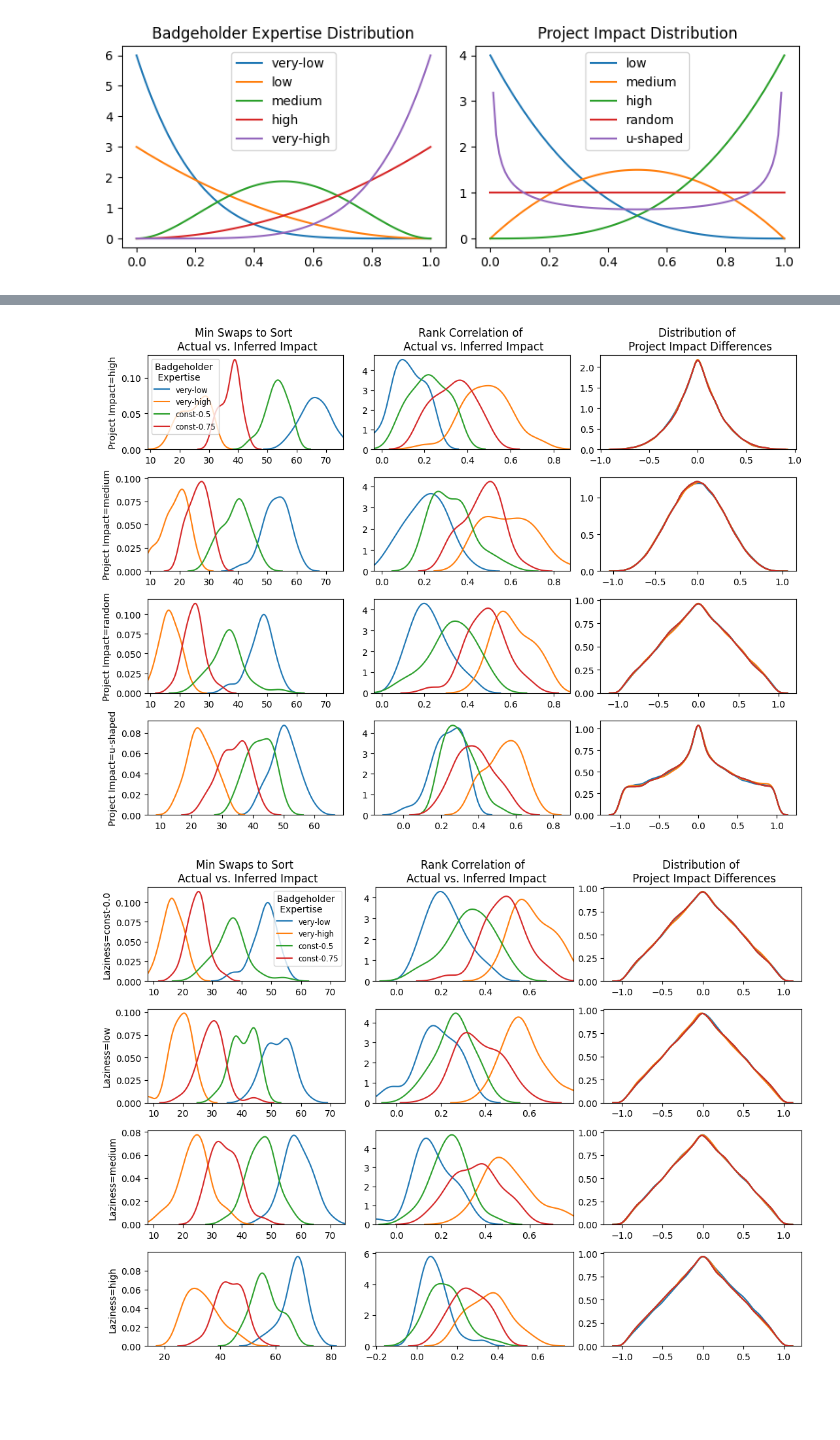
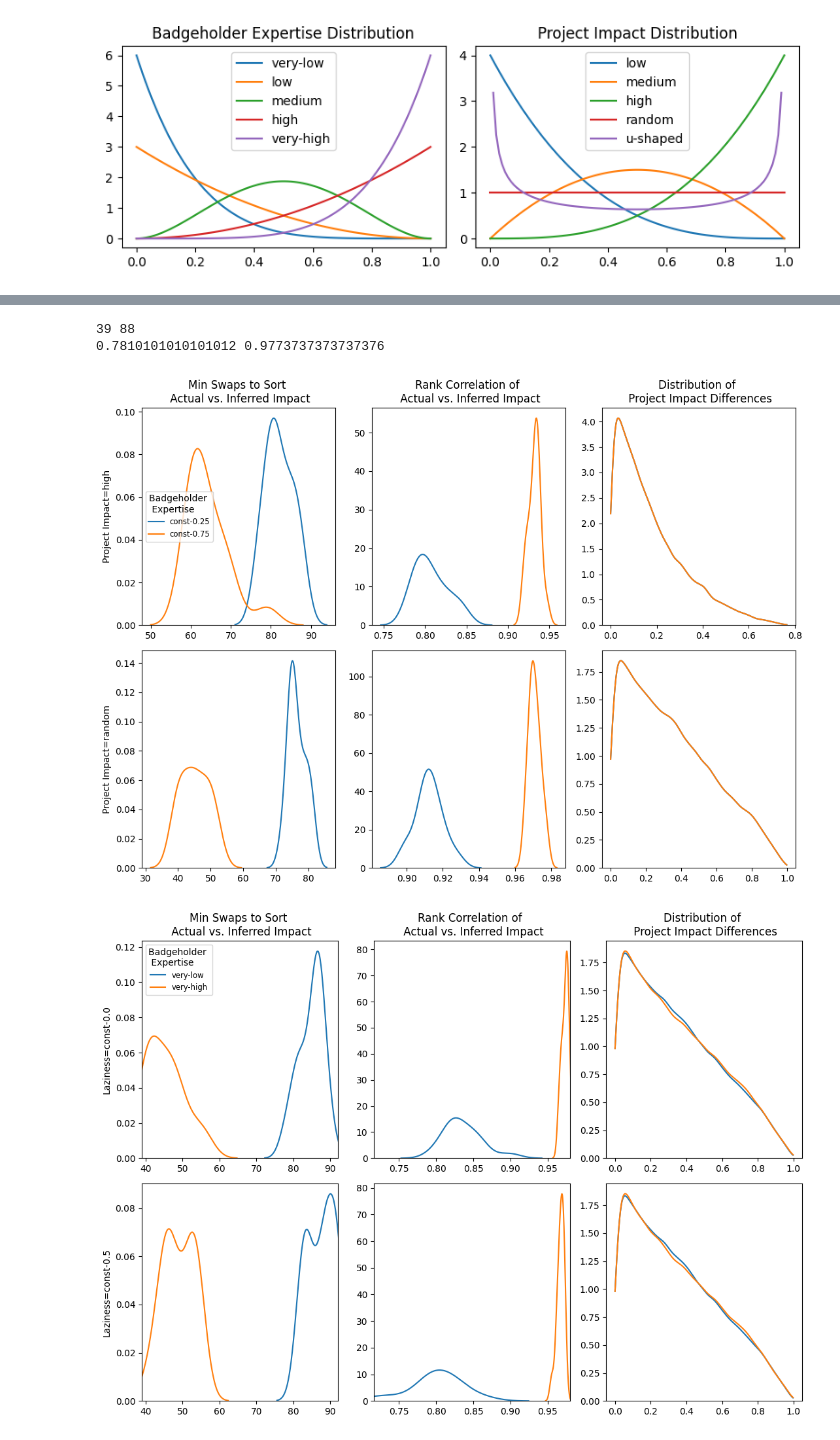
Before and after one commit to CELtd/voting_mechanism_design, a Jupyter notebook: notebooks/skewed_pairwise_mc.ipynb, the cells around one changed output, grey strips where cells are left out. Drawn from its saved outputs; the diff is of its cells as text; code cells hidden in the pictures; blank space fills up the shorter version.

```diff
--- a/notebooks/skewed_pairwise_mc.ipynb
+++ b/notebooks/skewed_pairwise_mc.ipynb
@@ -211,7 +216,7 @@ def run_single_simulation(
     for ix1, ix2 in voting_view_ix:
         p1 = project_population.get_project(ix1)
         p2 = project_population.get_project(ix2)
-        impact_diff_vec.append(p1.true_impact - p2.true_impact)
+        impact_diff_vec.append(np.abs(p1.true_impact - p2.true_impact))
 
     # make a matrix of all the pairwise voting possibilities
     all_votes = simulation_obj.badgeholder_population.get_all_votes()
@@ -257,7 +262,8 @@ def run_single_simulation(
     # print('Inferred Project Ranking by impact:', project_ix_worst_to_best_inferred)
 
     min_swaps = min_swaps_to_sort(project_ix_worst_to_best_actual, project_ix_worst_to_best_inferred)
-    tau = stats.kendalltau(project_ix_worst_to_best_actual, project_ix_worst_to_best_inferred).correlation
+    # tau = stats.kendalltau(project_ix_worst_to_best_actual, project_ix_worst_to_best_inferred).correlation
+    tau = stats.kendalltau(actual_project_impacts, params).correlation
 
     return min_swaps, tau, impact_diff_vec
 
@@ -297,10 +303,12 @@ def run_n_simulations(
 
     return min_swaps_list, ktau_list, impact_diff_vec
 # %%
-num_mc = 32
+num_mc = 16
 base_sim_cfg = {'n_badgeholders': 30, 'n_projects': 100}
-project_impact_distributions = ['high', 'medium', 'random', 'u-shaped']
-badgeholder_expertise_distributions = ['very-low', 'very-high', 'const-0.5', 'const-0.75']
+# project_impact_distributions = ['high', 'medium', 'random', 'u-shaped']
+project_impact_distributions = ['high', 'random']
+# badgeholder_expertise_distributions = ['very-low', 'very-high', 'const-0.5', 'const-0.75']
+badgeholder_expertise_distributions = ['low', 'high']
 
 results_dict = {}
 for project_impact_distribution in project_impact_distributions:
@@ -320,7 +328,7 @@ for project_impact_distribution in project_impact_distributions:
         }
     results_dict[project_impact_distribution] = inner_dict
 # %%
-fig, ax = plt.subplots(4, 3, figsize=(11, 8))
+fig, ax = plt.subplots(2, 3, figsize=(11, 8))
 
 min_swaps, max_swaps = np.inf, -np.inf
 min_ktau, max_ktau = np.inf, -np.inf
@@ -342,7 +350,7 @@ for ii, project_impact_distribution in enumerate(project_impact_distributions):
 
         sns.kdeplot(min_swaps_vec, ax=ax[ii, 0], label=l)
         sns.kdeplot(ktau_vec, ax=ax[ii, 1])
-        sns.kdeplot(impact_diff_vec.flatten(), ax=ax[ii, 2])
+        sns.kdeplot(impact_diff_vec.flatten(), ax=ax[ii, 2], cut=0)
 
         ax[ii, 0].set_ylabel(f'Project Impact={project_impact_distribution}')
         ax[ii, 1].set_ylabel(None)
@@ -354,19 +362,24 @@ for ii, project_impact_distribution in enumerate(project_impact_distributions):
             ax[ii, 1].set_title('Rank Correlation of \n Actual vs. Inferred Impact')
             ax[ii, 2].set_title('Distribution of \n Project Impact Differences')
 
-for ii in range(3):
-    ax[ii, 0].set_xlim([min_swaps, max_swaps])
-    ax[ii, 1].set_xlim([min_ktau, max_ktau])
+print(min_swaps, max_swaps)
+print(min_ktau, max_ktau)
+# for ii in range(2):
+#     ax[ii, 0].set_xlim([30, 80])
+#     ax[ii, 1].set_xlim([-0.3, 0.7])
 plt.tight_layout()
 # %% [output]
+39 88
+0.7810101010101012 0.9773737373737376
-[figure, old version]
+[figure, new version]
 # %%
 ## assess the impact of laziness on the voting results
-num_mc = 32
+num_mc = 16
 base_sim_cfg = {'n_badgeholders': 30, 'n_projects': 100}
 project_impact_distribution = 'random'
-badgeholder_expertise_distributions = ['very-low', 'very-high', 'const-0.5', 'const-0.75']
-badgeholder_laziness_distributions = [ 'const-0.0', 'low', 'medium', 'high']
+# badgeholder_expertise_distributions = ['very-low', 'very-high', 'const-0.5', 'const-0.75']
+badgeholder_expertise_distributions = ['very-low', 'very-high']
+badgeholder_laziness_distributions = [ 'const-0.0', 'const-0.5']
 
 results_dict = {}
 for badgeholder_laziness_distribution in badgeholder_laziness_distributions:
@@ -387,7 +400,7 @@ for badgeholder_laziness_distribution in badgeholder_laziness_distributions:
         }
     results_dict[badgeholder_laziness_distribution] = inner_dict
 # %%
-fig, ax = plt.subplots(4, 3, figsize=(11, 8))
+fig, ax = plt.subplots(2, 3, figsize=(11, 8))
 
 min_swaps, max_swaps = np.inf, -np.inf
 min_ktau, max_ktau = np.inf, -np.inf
@@ -398,36 +411,37 @@ for ii, badgeholder_laziness_distribution in enumerate(badgeholder_laziness_dist
         ktau_vec = results_dict[badgeholder_laziness_distribution][badgeholder_expertise_distribution]['ktau']
         impact_diff_vec = results_dict[badgeholder_laziness_distribution][badgeholder_expertise_distribution]['impact_diff_vec']
 
         min_swaps = min(min_swaps, min_swaps_vec.min())
         max_swaps = max(max_swaps, min_swaps_vec.max())
         min_ktau = min(min_ktau, ktau_vec.min())
         max_ktau = max(max_ktau, ktau_vec.max())
 
         if ii == 0:
             l = badgeholder_expertise_distribution
         else:
             l = None
 
         sns.kdeplot(min_swaps_vec, ax=ax[ii, 0], label=l)
         sns.kdeplot(ktau_vec, ax=ax[ii, 1])
-        sns.kdeplot(impact_diff_vec.flatten(), ax=ax[ii, 2])
+        sns.kdeplot(impact_diff_vec.flatten(), ax=ax[ii, 2], cut=0)
+        # sns.histplot(impact_diff_vec.flatten(), ax=ax[ii, 2])
 
         ax[ii, 0].set_ylabel(f'Laziness={badgeholder_laziness_distribution}')
         ax[ii, 1].set_ylabel(None)
         ax[ii, 2].set_ylabel(None)
 
         if ii == 0:
             ax[ii, 0].legend(title='Badgeholder \n Expertise', fontsize='small')
             ax[ii, 0].set_title('Min Swaps to Sort \n Actual vs. Inferred Impact')
             ax[ii, 1].set_title('Rank Correlation of \n Actual vs. Inferred Impact')
             ax[ii, 2].set_title('Distribution of \n Project Impact Differences')
 
-for ii in range(3):
+for ii in range(2):
     ax[ii, 0].set_xlim([min_swaps, max_swaps])
     ax[ii, 1].set_xlim([min_ktau, max_ktau])
 plt.tight_layout()
 # %% [output]
-[figure, old version]
+[figure, new version]
 # %%
 # TODO: test COI modeling
 """
```
Also changed, not shown: parts of 3 cells of this notebook, 6 other files.
